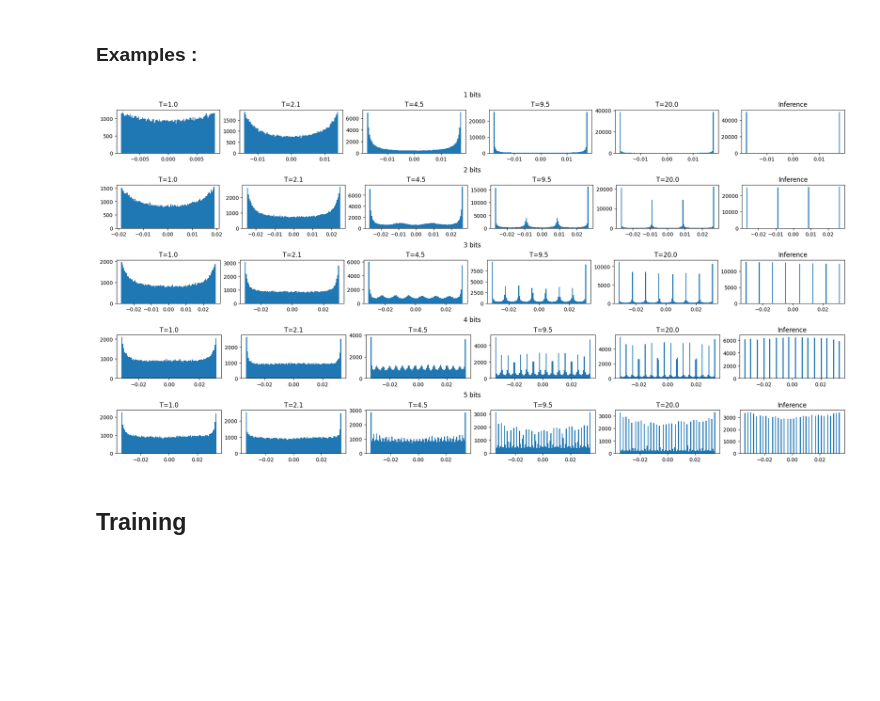
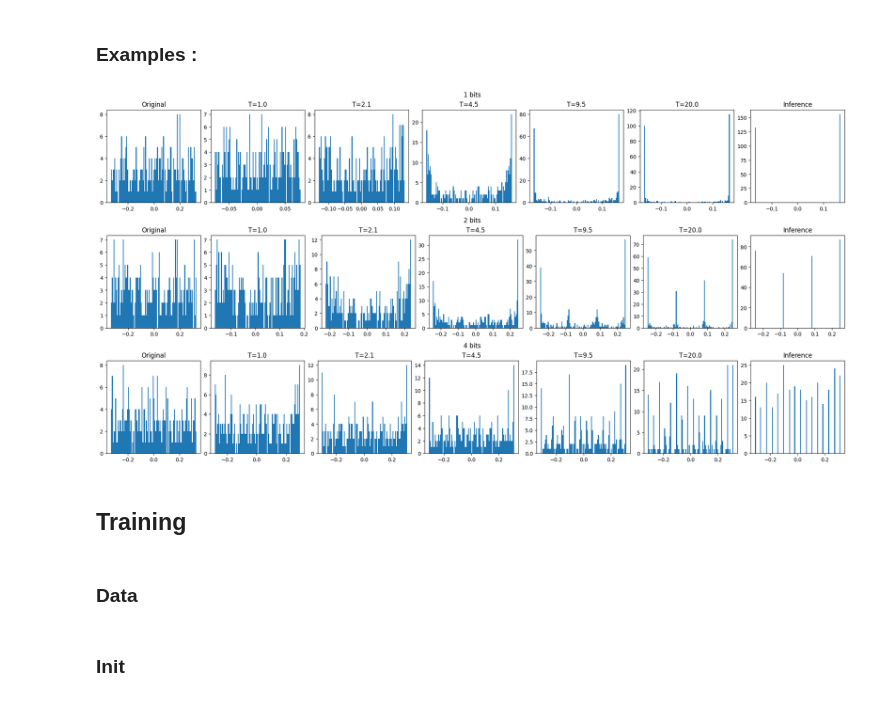
Before and after one commit to GabrielBena/alibabacloud-quantization-networks, a Jupyter notebook: mnist.ipynb, the cells around one changed output. Cells and saved outputs as stored; diff of their text form; code cells hidden in the pictures; blank space fills up the shorter version.

```diff
--- a/mnist.ipynb
+++ b/mnist.ipynb
@@ -54,13 +54,26 @@ class Net(nn.Module):
         super(Net, self).__init__()
 
         self.modules_list = [
-            nn.Linear(28 * 28, 128, bias=False),
+            nn.Conv2d(1, 32, 3, 1),
             nn.ReLU(),
-            nn.Linear(128, 10, bias=False),
+            nn.MaxPool2d(2),
+            nn.Conv2d(32, 64, 3, 1),
+            nn.ReLU(),
+            nn.MaxPool2d(2),
+            nn.Linear(1600, 128),
+            nn.ReLU(),
+            nn.Linear(128, 10),
         ]
+
+        # self.modules_list = [
+        #     nn.Linear(28 * 28, 128, bias=False),
+        #     nn.ReLU(),
+        #     nn.Linear(128, 10, bias=False),
+        # ]
+
         if kwargs.get("dropout", 0.0):
-            self.modules_list.insert(1, nn.Dropout(kwargs["dropout"]))
-            self.modules_list.insert(3, nn.Dropout(kwargs["dropout"]))
+            self.modules_list.insert(-1, nn.Dropout(kwargs["dropout"]))
+            self.modules_list.insert(-4, nn.Dropout(kwargs["dropout"]))
         self.modules_list = nn.ModuleList(self.modules_list)
 
         self.quantization = n_bits is not None
@@ -88,9 +101,15 @@ class Net(nn.Module):
             if hasattr(m, "parametrizations")
         }
 
+    @property
+    def n_layers(self):
+        return len([m for m in self.modules_list if hasattr(m, "weight")])
+
     def forward(self, x):
-        x = x.view(-1, 28 * 28)
+
         for module in self.modules_list:
+            if isinstance(module, nn.Linear) and len(x.shape) > 2:
+                x = x.view(x.size(0), -1)
             x = module(x)
         output = F.log_softmax(x, dim=1)
         return output
@@ -100,31 +119,36 @@ device = torch.device("cuda" if use_cuda else "cpu")
 # %% [markdown]
 ### Examples :
 # %%
-n_bits = [1, 2, 3, 4, 5]
+n_bits = [1, 2, 4]
 Ts = np.geomspace(1, 20, 5)
 
 fig = plt.figure(figsize=(20, 10), constrained_layout=True)
 subfigs = fig.subfigures(len(n_bits), 1)
 if len(n_bits) == 1:
     subfigs = [subfigs]
 
 for n, subfig in zip(n_bits, subfigs):
-    axs_v = subfig.subplots(1, len(Ts) + 1)
+    axs_v = subfig.subplots(1, len(Ts) + 2)
     subfig.suptitle(f"{n} bits")
     model = Net(quantization=True, n_bits=n)
-    for T, ax in zip(Ts, axs_v[:-1]):
+
+    ax = axs_v[0]
+    ax.hist(model.original_weights["modules_list.0"].cpu().detach().numpy().flatten(), bins=100)
+    ax.set_title(f"Original")
+
+    for T, ax in zip(Ts, axs_v[1:-1]):
         if model.quantization:
             model.set_temperature(T)
             model.set_training(True)
         ax.hist(model.modules_list[0].weight.cpu().detach().numpy().flatten(), bins=100)
         ax.set_title(f"T={T:.1f}")
 
     model.set_training(False)
     ax = axs_v[-1]
     ax.hist(model.modules_list[0].weight.cpu().detach().numpy().flatten(), bins=100)
     ax.set_title(f"Inference")
 # %% [output]
-[figure, old version]
+[figure, new version]
 # %% [markdown]
 ## Training
 # %%
@@ -202,6 +226,8 @@ def test(model, device, test_loader, pbar=None):
         pbar.set_description(desc)
 
     return test_loss, correct / len(test_loader.dataset), desc
+# %% [markdown]
+### Data
 # %%
 batch_size = 64
 test_batch_size = 1000
@@ -256,0 +249,2 @@ results = {
+# %% [markdown]
+### Init
```
Also changed, not shown: parts of 8 cells of this notebook, 1 other file.
